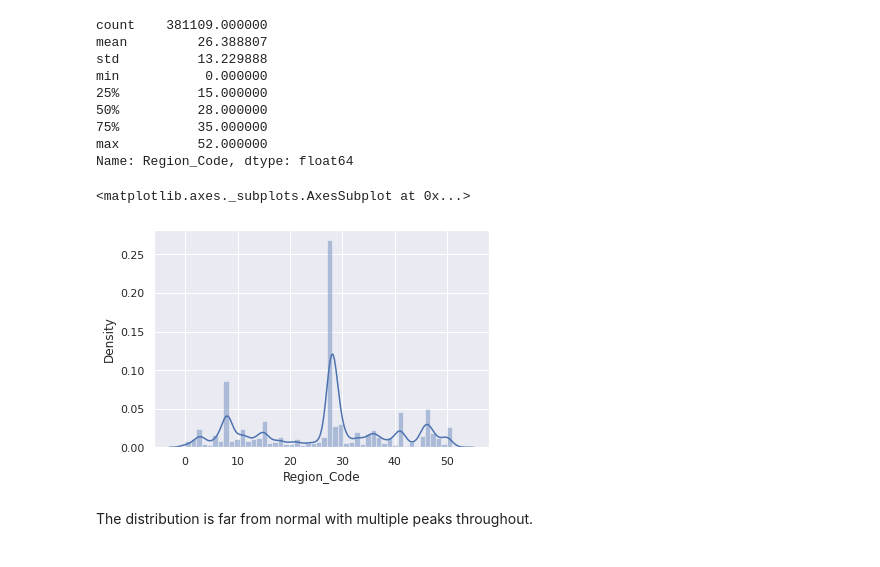
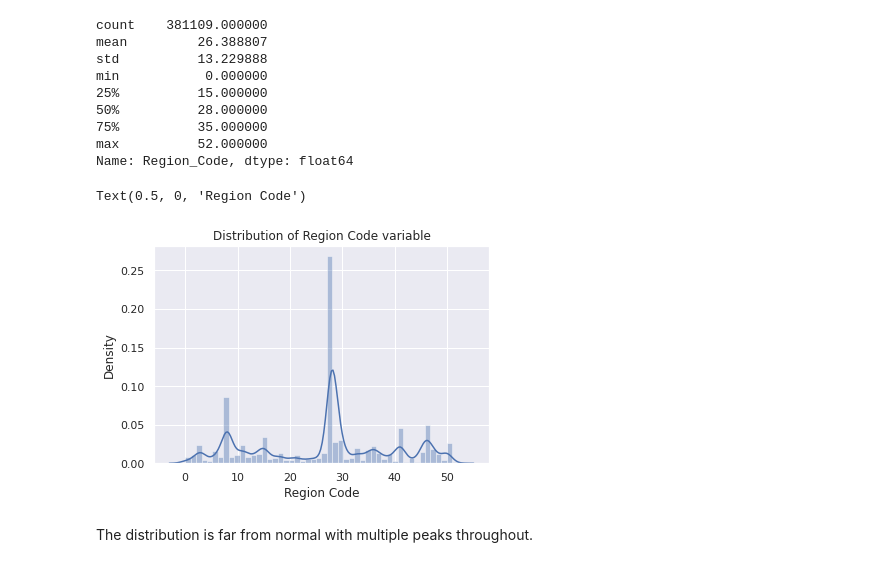
Before and after one commit to nihalhabeeb/Health_Insurance_Cross_Sell_Prediction, a Jupyter notebook: Health_Insurance_Cross_Sell_Prediction_Capstone_Project.ipynb, the cells around one changed output. Saved outputs shown, nothing was run; the diff lists cells and outputs as text; code cells hidden in the pictures.

```diff
--- a/Health_Insurance_Cross_Sell_Prediction_Capstone_Project.ipynb
+++ b/Health_Insurance_Cross_Sell_Prediction_Capstone_Project.ipynb
@@ -61,7 +79,7 @@ drive.mount('/content/drive')
 # %% [output]
 Drive already mounted at /content/drive; to attempt to forcibly remount, call drive.mount("/content/drive", force_remount=True).
 # %%
-data = pd.read_csv('/content/drive/MyDrive/AlmaBetter/Supervised ML Classification - Nihal Habeeb/TRAIN-HEALTH INSURANCE CROSS SELL PREDICTION.csv')
+data = pd.read_csv('/content/drive/MyDrive/AlmaBetter/Health Insurance Cross Sell Prediction - Nihal Habeeb/TRAIN-HEALTH INSURANCE CROSS SELL PREDICTION.csv')
 data.shape
 # %% [output]
 (381109, 12)
@@ -256,9 +284,11 @@ Name: Region_Code, dtype: float64
 # %%
 # distribution of Region code
 sns.distplot(data['Region_Code'])
+plt.title("Distribution of Region Code variable")
+plt.xlabel("Region Code")
 # %% [output]
-<matplotlib.axes._subplots.AxesSubplot at 0x...>
+Text(0.5, 0, 'Region Code')
-[figure, old version]
+[figure, new version]
 # %% [markdown]
 The distribution is far from normal with multiple peaks throughout.
 # %% [markdown]
```
Also changed, not shown: parts of 125 cells of this notebook.
